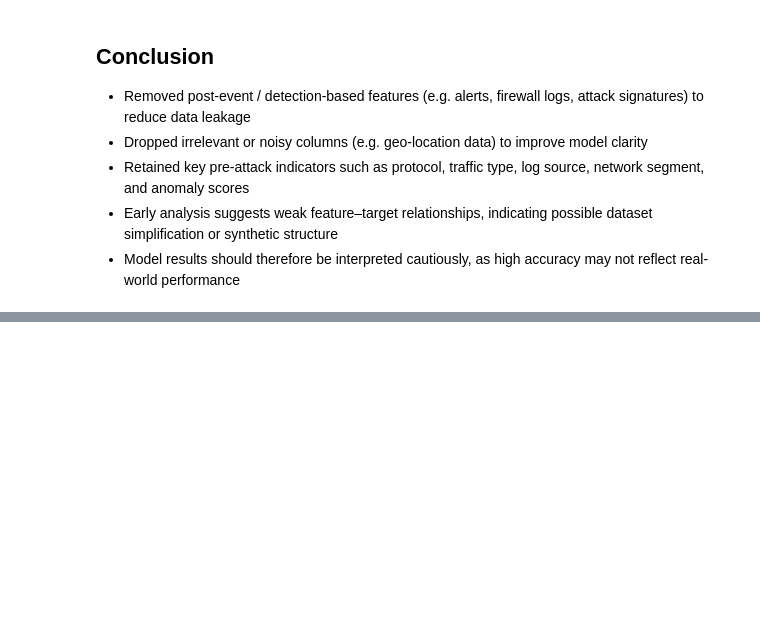
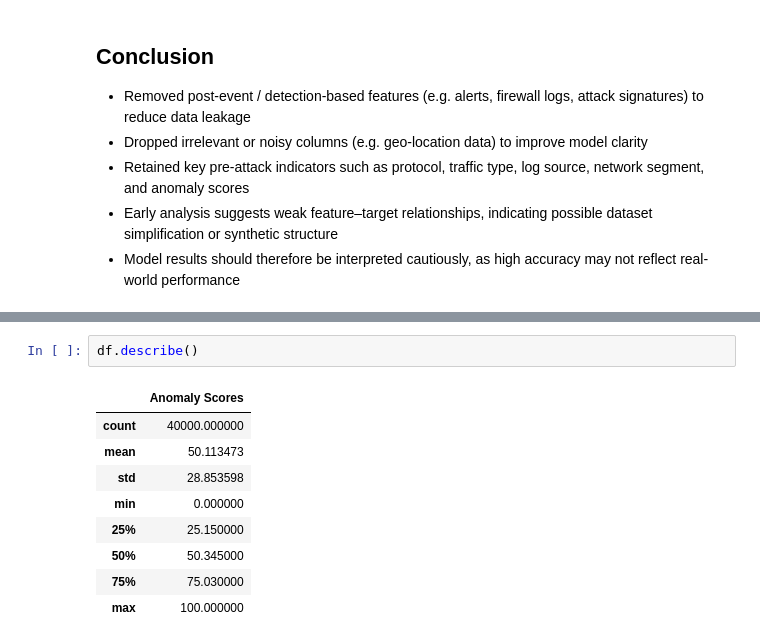
Before and after one commit to quangminh206lnh-collab/Network-attack-type-prediction-, a Jupyter notebook: notebooks/cybersecurity_analysis.ipynb, the cells around one changed output, grey strips where cells are left out. Cells and saved outputs as stored; diff of their text form; blank space fills up the shorter version.

```diff
--- a/notebooks/cybersecurity_analysis.ipynb
+++ b/notebooks/cybersecurity_analysis.ipynb
@@ -742,0 +782,12 @@ df.head()
+# %%
+df.describe()
+# %% [output]
+|  | Anomaly Scores |
+| count | 40000.000000 |
+| mean | 50.113473 |
+| std | 28.853598 |
+| min | 0.000000 |
+| 25% | 25.150000 |
+| 50% | 50.345000 |
+| 75% | 75.030000 |
+| max | 100.000000 |
```
Also changed, not shown: parts of 6 cells of this notebook.
